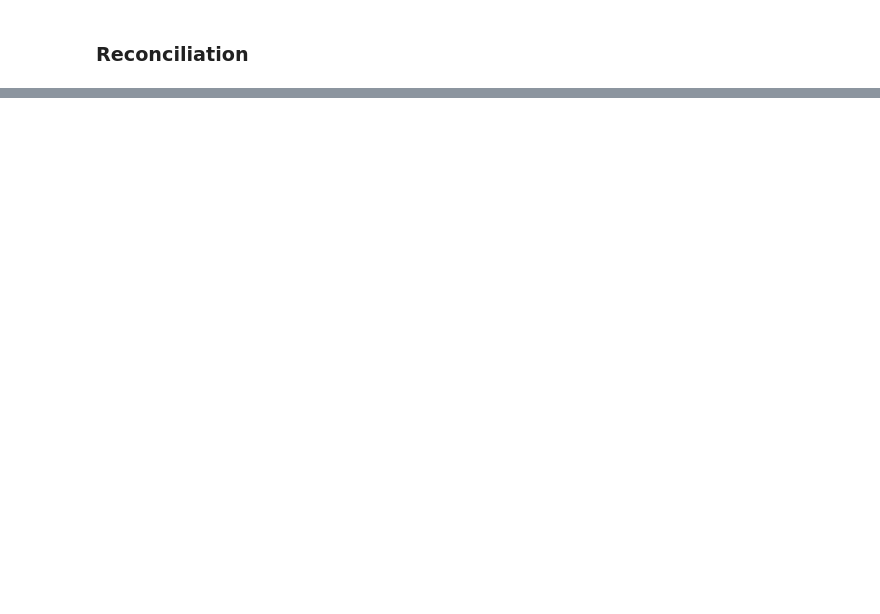
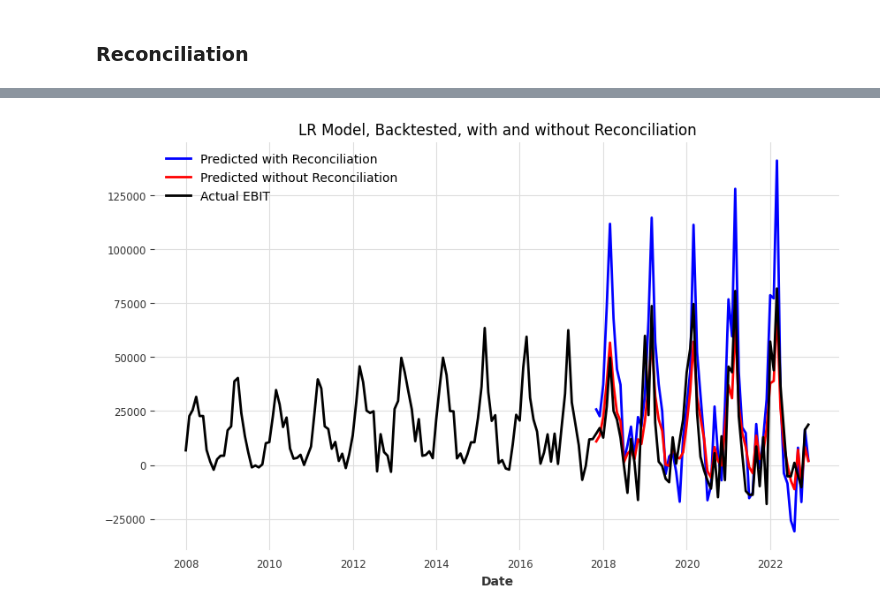
Before and after one commit to kndiam/H-Forecasting, a Jupyter notebook: hierarchical_forecasting.ipynb, the cells around one changed output, grey strips where cells are left out. Saved outputs shown, nothing was run; the diff lists cells and outputs as text; code cells hidden in the pictures; blank space fills up the shorter version.

```diff
--- a/hierarchical_forecasting.ipynb
+++ b/hierarchical_forecasting.ipynb
@@ -195,0 +211,13 @@ plt.show()
+# %%
+#]what is the best forecasting model for regression model?
+for i in [1,3,6,12]:
+  backtest_results = model.historical_forecasts(
+      series[:-12],
+      #future_covariates=future_cov,
+      start=0.6,  # Start backtesting after 60% of the dataset
+      forecast_horizon=i,
+      stride=1,  # Move forward one step at a time
+      retrain=True,  # Retrain after each forecast
+  )
+  get_metrics(backtest_results, val, "LR with Backtest, forecast horizon "+str(i))
+  print()
@@ -230,6 +338,9 @@ R-squared for MinT: -52.54
 # %%
 reconciliator1 = BottomUpReconciliator()
 reconciled1_preds = reconciliator1.transform(pred)
-get_metrics(reconciled1_preds, val, "Bottom Up")
+get_metrics(reconciled1_preds, val, "Bottom Up, LR")
 #plot_forecast_sums(reconciled1_preds)
+print()
+reconciled_backtested = reconciliator1.transform(backtest_results)
+get_metrics(reconciled_backtested, val, "Bottom Up Reconciliation, LR w/ Backtest")
 # %% [output]
@@ -240,3 +371,14 @@ R-squared for Bottom Up: 0.10
+# %%
+plt.figure(figsize=(10, 6))
+reconciled_backtested["EBIT"].plot(label="Predicted with Reconciliation", color="blue")
+backtest_results["EBIT"].plot(label="Predicted without Reconciliation", color="red")
+filtered_series["EBIT"].plot(label="Actual EBIT", color="black")
+
+plt.legend()
+plt.title("LR Model, Backtested, with and without Reconciliation")
+plt.show()
+# %% [output]
+[figure, added]
 # %%
 #this performs worst, which makes theoretical sense based on our hierarchy
 reconciliator2 = TopDownReconciliator()
```
Also changed, not shown: parts of 35 cells of this notebook.
